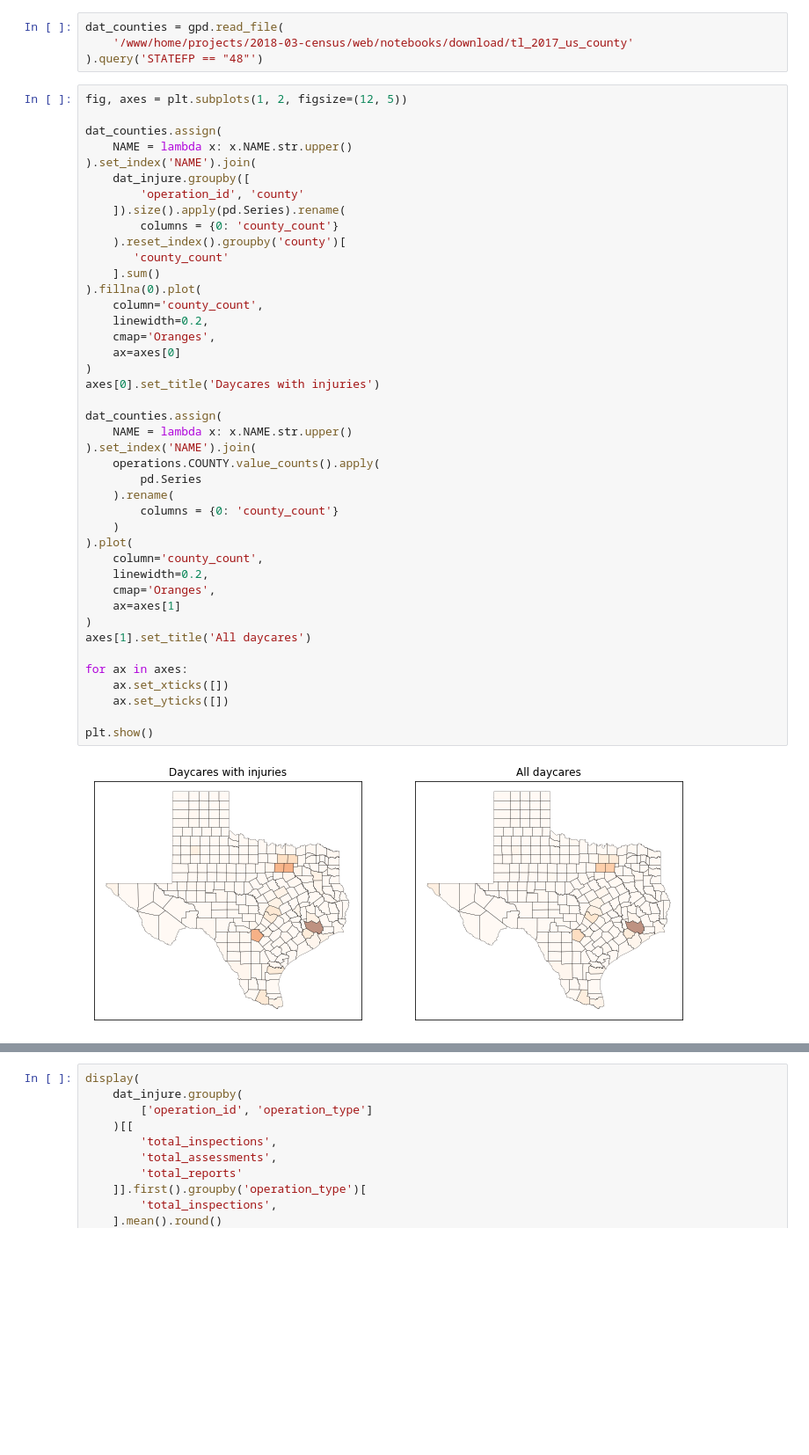
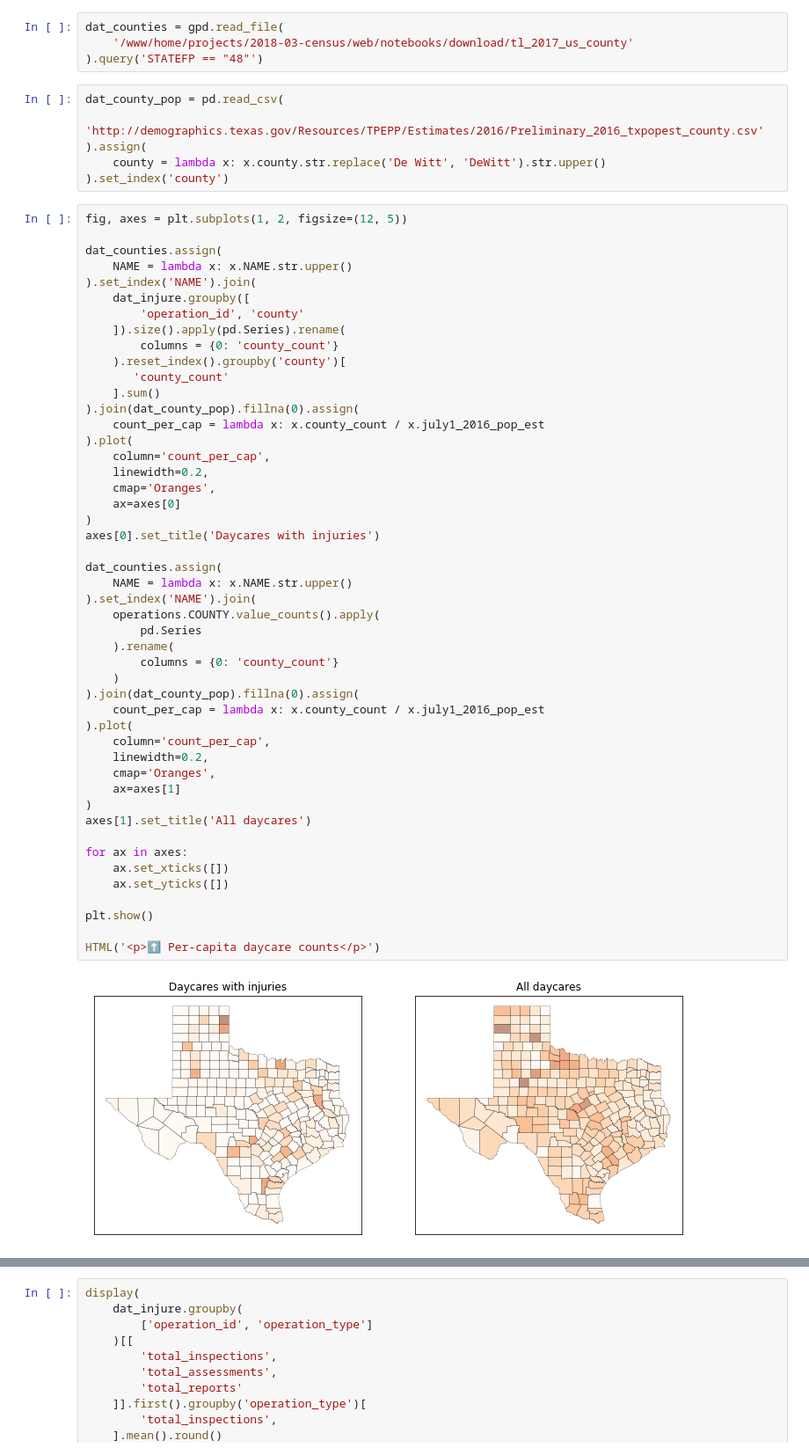
Before and after one commit to statesman/daycare-data-unwatched, a Jupyter notebook: notebooks/verified_analysis.ipynb, the cells around one changed output, grey strips where cells are left out. Shown at 88% size. Drawn from its saved outputs; the diff is of its cells as text; blank space fills up the shorter version.

Commit message:
Per-capita maps

```diff
--- a/notebooks/verified_analysis.ipynb
+++ b/notebooks/verified_analysis.ipynb
@@ -169,6 +171,12 @@ HTML('<p>⬆️ All operations, excluding Child Placing Agencies '
 dat_counties = gpd.read_file(
     '/www/home/projects/2018-03-census/web/notebooks/download/tl_2017_us_county'
 ).query('STATEFP == "48"')
+# %%
+dat_county_pop = pd.read_csv(
+    'http://demographics.texas.gov/Resources/TPEPP/Estimates/2016/Preliminary_2016_txpopest_county.csv'
+).assign(
+    county = lambda x: x.county.str.replace('De Witt', 'DeWitt').str.upper()
+).set_index('county')
 # %%
 fig, axes = plt.subplots(1, 2, figsize=(12, 5))
 
@@ -182,34 +190,40 @@ dat_counties.assign(
     ).reset_index().groupby('county')[
        'county_count'
     ].sum()
-).fillna(0).plot(
-    column='county_count',
+).join(dat_county_pop).fillna(0).assign(
+    count_per_cap = lambda x: x.county_count / x.july1_2016_pop_est
+).plot(
+    column='count_per_cap',
     linewidth=0.2,
     cmap='Oranges',
     ax=axes[0]
 )
 axes[0].set_title('Daycares with injuries')
 
 dat_counties.assign(
     NAME = lambda x: x.NAME.str.upper()
 ).set_index('NAME').join(
     operations.COUNTY.value_counts().apply(
         pd.Series
     ).rename(
         columns = {0: 'county_count'}
     )
+).join(dat_county_pop).fillna(0).assign(
+    count_per_cap = lambda x: x.county_count / x.july1_2016_pop_est
 ).plot(
-    column='county_count',
+    column='count_per_cap',
     linewidth=0.2,
     cmap='Oranges',
     ax=axes[1]
 )
 axes[1].set_title('All daycares')
 
 for ax in axes:
     ax.set_xticks([])
     ax.set_yticks([])
 
 plt.show()
+
+HTML('<p>⬆️ Per-capita daycare counts</p>')
 # %% [output]
-[figure, old version]
+[figure, new version]
```
Also changed, not shown: parts of 4 cells of this notebook.
